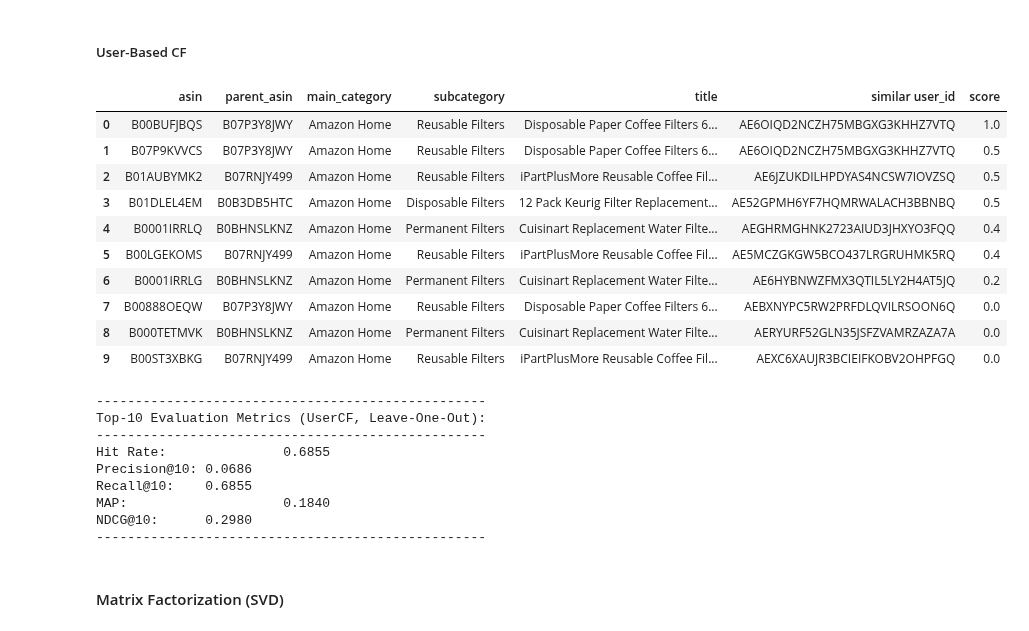
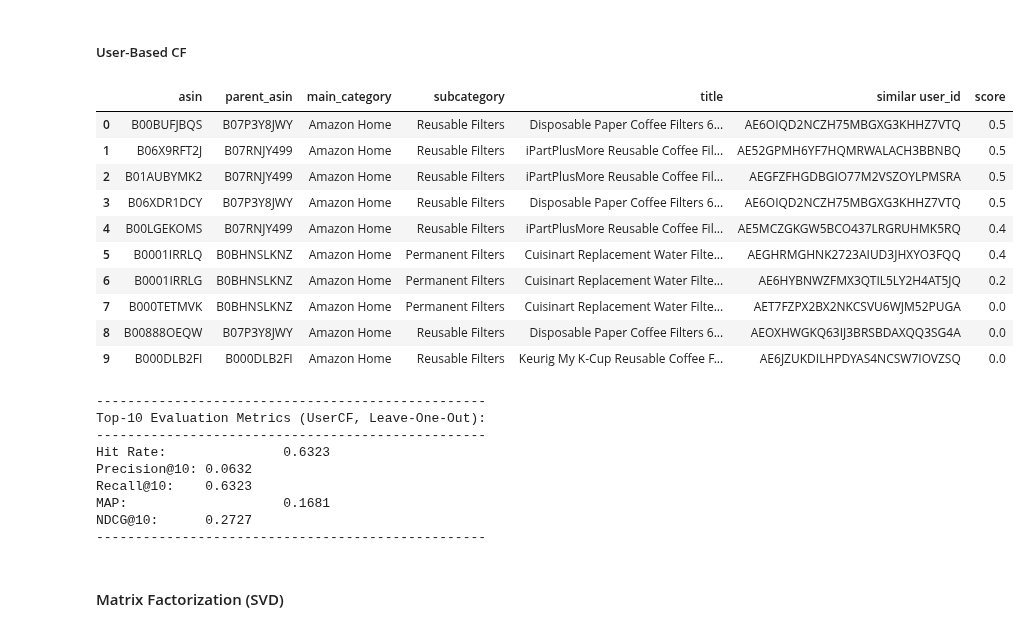
Before and after one commit to ds-edu/capstone-recsys, a Jupyter notebook: recsys_ecomm/notebooks/recsys.ipynb, the cells around one changed output. Cells and saved outputs as stored; diff of their text form; code cells hidden in the pictures.

```diff
--- a/recsys_ecomm/notebooks/recsys.ipynb
+++ b/recsys_ecomm/notebooks/recsys.ipynb
@@ -271,7 +271,7 @@ df_ratings.head()
 | 4 | 5 | Savings | Exelent, save on coffee, water, n... | [] | B00LGEKOMS | B07RNJY499 | AEOVCZC77QZJQPBIAIKCFV7AS7PA | 2017-10-16 22:46:40.529 | 0 | ... |
 # %%
 # Drop columns that are not needed in the analysis
-cols_to_drop = ['title', 'text', 'images', 'helpful_vote', 'timestamp', 'verified_purchase' ]
+cols_to_drop = ['title', 'text', 'images', 'helpful_vote', 'verified_purchase' ]
 
 # Drop columns
 df_ratings.drop(cols_to_drop, axis=1, inplace=True)
@@ -1536,19 +1612,38 @@ class CollaborativeFiltering:
 # %% [markdown]
 #### Collaborative Filtering Implementation
 # %%
-def implement_collaborative_filtering(mode='item', id=None):
+def implement_collaborative_filtering(mode='item',
+                                      id=None,
+                                      data_df=None,
+                                      topk=10,
+                                      relevance=4,
+                                      n_users=2,
+                                      n_prods=5,
+                                      random_seed=33):
     """
-    Execute the collaborative filtering process.
+    Implement collaborative filtering to generate recommendations based on the specified mode and parameters.
     Args:
         mode (str): 'item' for item-based, 'user' for user-based recommendations.
-        id (str): Item or user ID to generate recommendations for.
+        id (str): ASIN or user ID to find neighbors for.
+        data_df (pd.DataFrame): DataFrame containing ratings data.
+        topk (int): Number of recommendations to generate.
+        relevance (int): Threshold for relevant ratings.
+        n_users (int): Minimum number of ratings per user.
+        n_prods (int): Minimum number of ratings per product.
+        random_seed (int): Random seed for reproducibility.
+    Returns:
+        pd.DataFrame: DataFrame containing recommended products with their details.
     """
     if id is None:
         raise ValueError("ASIN or USER_ID must be provided for recommendations.")
     if mode.lower() not in ['item', 'user']:
         raise ValueError("Mode must be 'item' or 'user'.")
 
-    cf = CollaborativeFiltering(df, mode=mode, top_k=10, relevance=4, n_user_ratings=2, n_prod_ratings=5, random_seed=33)
-    result = cf.generate_recommendations(id, n_neighbors=10)
+    cf = CollaborativeFiltering(data_df, mode=mode, top_k=topk, relevance=relevance, n_user_ratings=n_users, n_prod_ratings=n_prods, random_seed=random_seed)
+    result = cf.generate_recommendations(id, n_neighbors=topk)
     cf.evaluate_ranking()
+
+    # test_relevant = cf.return_test_relevant()
+    # display(test_relevant)
+
     return result
@@ -1599,30 +1685,37 @@ NDCG@10:      0.4062
 # %% [markdown]
 ##### User-Based CF
 # %%
-ubcf_recos = implement_collaborative_filtering(mode='user', id='AHXVMVJEAMRUIE4FDV5ZWWPWLNCA')
+ubcf_recos = implement_collaborative_filtering(mode='user',
+                                               id='AHXVMVJEAMRUIE4FDV5ZWWPWLNCA',
+                                               data_df=df,
+                                               topk=k,
+                                               relevance=4,
+                                               n_users=n_min_user,
+                                               n_prods=n_min_prod,
+                                               random_seed=33)
 
 # save to csv
 ubcf_recos.to_csv(f'../data/processed/ubcf_recos_for_{user_id}.csv', index=False)
 # %% [output]
 |  | asin | parent_asin | main_category | subcategory | title | similar user_id | score |
-| 0 | B00BUFJBQS | B07P3Y8JWY | Amazon Home | Reusable Filters | Disposable Paper Coffee Filters 6... | AE6OIQD2NCZH75MBGXG3KHHZ7VTQ | 1.0 |
-| 1 | B07P9KVVCS | B07P3Y8JWY | Amazon Home | Reusable Filters | Disposable Paper Coffee Filters 6... | AE6OIQD2NCZH75MBGXG3KHHZ7VTQ | 0.5 |
-| 2 | B01AUBYMK2 | B07RNJY499 | Amazon Home | Reusable Filters | iPartPlusMore Reusable Coffee Fil... | AE6JZUKDILHPDYAS4NCSW7IOVZSQ | 0.5 |
-| 3 | B01DLEL4EM | B0B3DB5HTC | Amazon Home | Disposable Filters | 12 Pack Keurig Filter Replacement... | AE52GPMH6YF7HQMRWALACH3BBNBQ | 0.5 |
-| 4 | B0001IRRLQ | B0BHNSLKNZ | Amazon Home | Permanent Filters | Cuisinart Replacement Water Filte... | AEGHRMGHNK2723AIUD3JHXYO3FQQ | 0.4 |
-| 5 | B00LGEKOMS | B07RNJY499 | Amazon Home | Reusable Filters | iPartPlusMore Reusable Coffee Fil... | AE5MCZGKGW5BCO437LRGRUHMK5RQ | 0.4 |
+| 0 | B00BUFJBQS | B07P3Y8JWY | Amazon Home | Reusable Filters | Disposable Paper Coffee Filters 6... | AE6OIQD2NCZH75MBGXG3KHHZ7VTQ | 0.5 |
+| 1 | B06X9RFT2J | B07RNJY499 | Amazon Home | Reusable Filters | iPartPlusMore Reusable Coffee Fil... | AE52GPMH6YF7HQMRWALACH3BBNBQ | 0.5 |
+| 2 | B01AUBYMK2 | B07RNJY499 | Amazon Home | Reusable Filters | iPartPlusMore Reusable Coffee Fil... | AEGFZFHGDBGIO77M2VSZOYLPMSRA | 0.5 |
+| 3 | B06XDR1DCY | B07P3Y8JWY | Amazon Home | Reusable Filters | Disposable Paper Coffee Filters 6... | AE6OIQD2NCZH75MBGXG3KHHZ7VTQ | 0.5 |
+| 4 | B00LGEKOMS | B07RNJY499 | Amazon Home | Reusable Filters | iPartPlusMore Reusable Coffee Fil... | AE5MCZGKGW5BCO437LRGRUHMK5RQ | 0.4 |
+| 5 | B0001IRRLQ | B0BHNSLKNZ | Amazon Home | Permanent Filters | Cuisinart Replacement Water Filte... | AEGHRMGHNK2723AIUD3JHXYO3FQQ | 0.4 |
 | 6 | B0001IRRLG | B0BHNSLKNZ | Amazon Home | Permanent Filters | Cuisinart Replacement Water Filte... | AE6HYBNWZFMX3QTIL5LY2H4AT5JQ | 0.2 |
-| 7 | B00888OEQW | B07P3Y8JWY | Amazon Home | Reusable Filters | Disposable Paper Coffee Filters 6... | AEBXNYPC5RW2PRFDLQVILRSOON6Q | 0.0 |
-| 8 | B000TETMVK | B0BHNSLKNZ | Amazon Home | Permanent Filters | Cuisinart Replacement Water Filte... | AERYURF52GLN35JSFZVAMRZAZA7A | 0.0 |
-| 9 | B00ST3XBKG | B07RNJY499 | Amazon Home | Reusable Filters | iPartPlusMore Reusable Coffee Fil... | AEXC6XAUJR3BCIEIFKOBV2OHPFGQ | 0.0 |
+| 7 | B000TETMVK | B0BHNSLKNZ | Amazon Home | Permanent Filters | Cuisinart Replacement Water Filte... | AET7FZPX2BX2NKCSVU6WJM52PUGA | 0.0 |
+| 8 | B00888OEQW | B07P3Y8JWY | Amazon Home | Reusable Filters | Disposable Paper Coffee Filters 6... | AEOXHWGKQ63IJ3BRSBDAXQQ3SG4A | 0.0 |
+| 9 | B000DLB2FI | B000DLB2FI | Amazon Home | Reusable Filters | Keurig My K-Cup Reusable Coffee F... | AE6JZUKDILHPDYAS4NCSW7IOVZSQ | 0.0 |
 --------------------------------------------------
 Top-10 Evaluation Metrics (UserCF, Leave-One-Out):
 --------------------------------------------------
-Hit Rate:               0.6855
-Precision@10: 0.0686
-Recall@10:    0.6855
-MAP:                    0.1840
-NDCG@10:      0.2980
+Hit Rate:               0.6323
+Precision@10: 0.0632
+Recall@10:    0.6323
+MAP:                    0.1681
+NDCG@10:      0.2727
 --------------------------------------------------
 # %% [markdown]
 #### Matrix Factorization (SVD)
```
Also changed, not shown: parts of 29 cells of this notebook, 6 other files.
